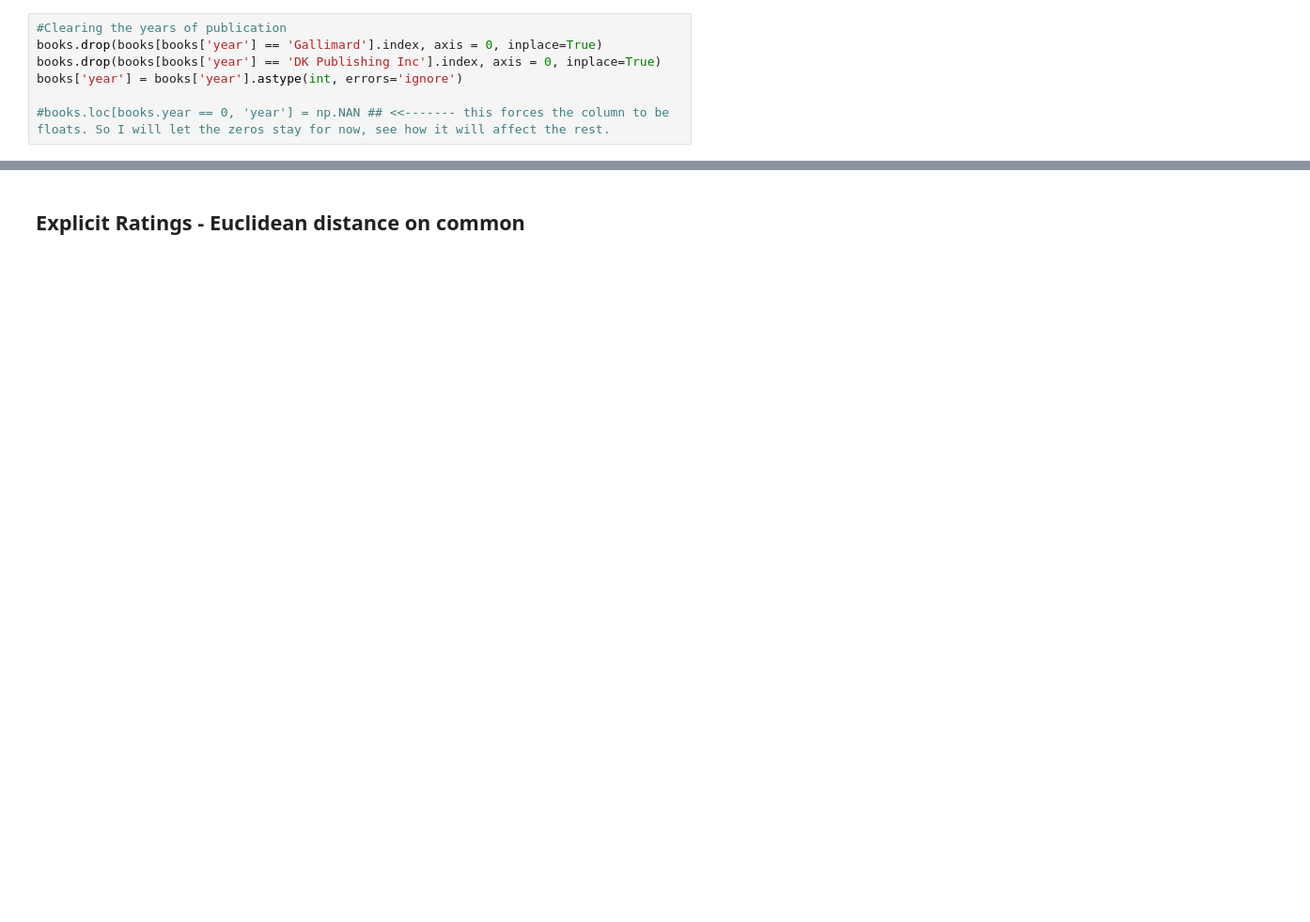
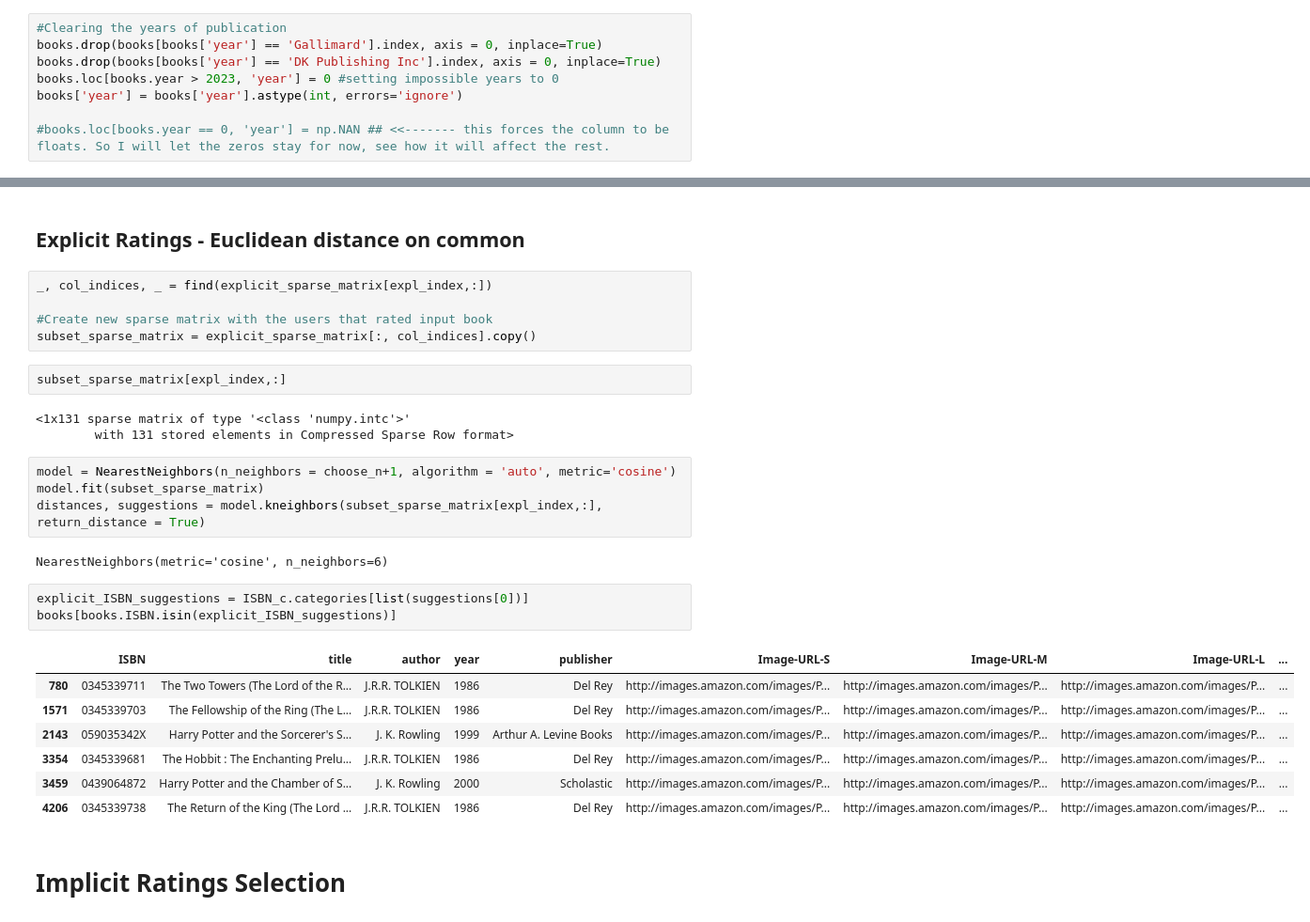
Before and after one commit to JanKubal/Book_Recommender, a Jupyter notebook: book_recommender.ipynb, the cells around one changed output, grey strips where cells are left out. Shown at 94% size. Cells and saved outputs as stored; diff of their text form; blank space fills up the shorter version.

Commit message:
Exlicit ratings with book-restricted data done

```diff
--- a/book_recommender.ipynb
+++ b/book_recommender.ipynb
@@ -124,6 +104,7 @@ array([2002, 2001, 1991, 1999, 2000, 1993, 1996, 1988, 2004, 1998, 1994,
 #Clearing the years of publication
 books.drop(books[books['year'] == 'Gallimard'].index, axis = 0, inplace=True)
 books.drop(books[books['year'] == 'DK Publishing Inc'].index, axis = 0, inplace=True)
+books.loc[books.year > 2023, 'year'] = 0 #setting impossible years to 0
 books['year'] = books['year'].astype(int, errors='ignore')
 
 #books.loc[books.year == 0, 'year'] = np.NAN ## <<------- this forces the column to be floats. So I will let the zeros stay for now, see how it will affect the rest.
@@ -313,3 +293,32 @@ books[books.ISBN.isin(explicit_ISBN_suggestions)]
 | 210118 | 0688163424 | To Timbuktu | Mark Jenkins | 1998 | Quill | http://images.amazon.com/images/P... | http://images.amazon.com/images/P... | http://images.amazon.com/images/P... | ... |
 # %% [markdown]
 ## Explicit Ratings - Euclidean distance on common
+# %%
+_, col_indices, _ = find(explicit_sparse_matrix[expl_index,:])
+
+#Create new sparse matrix with the users that rated input book
+subset_sparse_matrix = explicit_sparse_matrix[:, col_indices].copy()
+# %%
+subset_sparse_matrix[expl_index,:]
+# %% [output]
+<1x131 sparse matrix of type '<class 'numpy.intc'>'
+        with 131 stored elements in Compressed Sparse Row format>
+# %%
+model = NearestNeighbors(n_neighbors = choose_n+1, algorithm = 'auto', metric='cosine')
+model.fit(subset_sparse_matrix)
+distances, suggestions = model.kneighbors(subset_sparse_matrix[expl_index,:], return_distance = True)
+# %% [output]
+NearestNeighbors(metric='cosine', n_neighbors=6)
+# %%
+explicit_ISBN_suggestions = ISBN_c.categories[list(suggestions[0])]
+books[books.ISBN.isin(explicit_ISBN_suggestions)]
+# %% [output]
+|  | ISBN | title | author | year | publisher | Image-URL-S | Image-URL-M | Image-URL-L | ... |
+| 780 | 0345339711 | The Two Towers (The Lord of the R... | J.R.R. TOLKIEN | 1986 | Del Rey | http://images.amazon.com/images/P... | http://images.amazon.com/images/P... | http://images.amazon.com/images/P... | ... |
+| 1571 | 0345339703 | The Fellowship of the Ring (The L... | J.R.R. TOLKIEN | 1986 | Del Rey | http://images.amazon.com/images/P... | http://images.amazon.com/images/P... | http://images.amazon.com/images/P... | ... |
+| 2143 | 059035342X | Harry Potter and the Sorcerer's S... | J. K. Rowling | 1999 | Arthur A. Levine Books | http://images.amazon.com/images/P... | http://images.amazon.com/images/P... | http://images.amazon.com/images/P... | ... |
+| 3354 | 0345339681 | The Hobbit : The Enchanting Prelu... | J.R.R. TOLKIEN | 1986 | Del Rey | http://images.amazon.com/images/P... | http://images.amazon.com/images/P... | http://images.amazon.com/images/P... | ... |
+| 3459 | 0439064872 | Harry Potter and the Chamber of S... | J. K. Rowling | 2000 | Scholastic | http://images.amazon.com/images/P... | http://images.amazon.com/images/P... | http://images.amazon.com/images/P... | ... |
+| 4206 | 0345339738 | The Return of the King (The Lord ... | J.R.R. TOLKIEN | 1986 | Del Rey | http://images.amazon.com/images/P... | http://images.amazon.com/images/P... | http://images.amazon.com/images/P... | ... |
+# %% [markdown]
+# Implicit Ratings Selection
```
Also changed, not shown: parts of 5 cells of this notebook.
